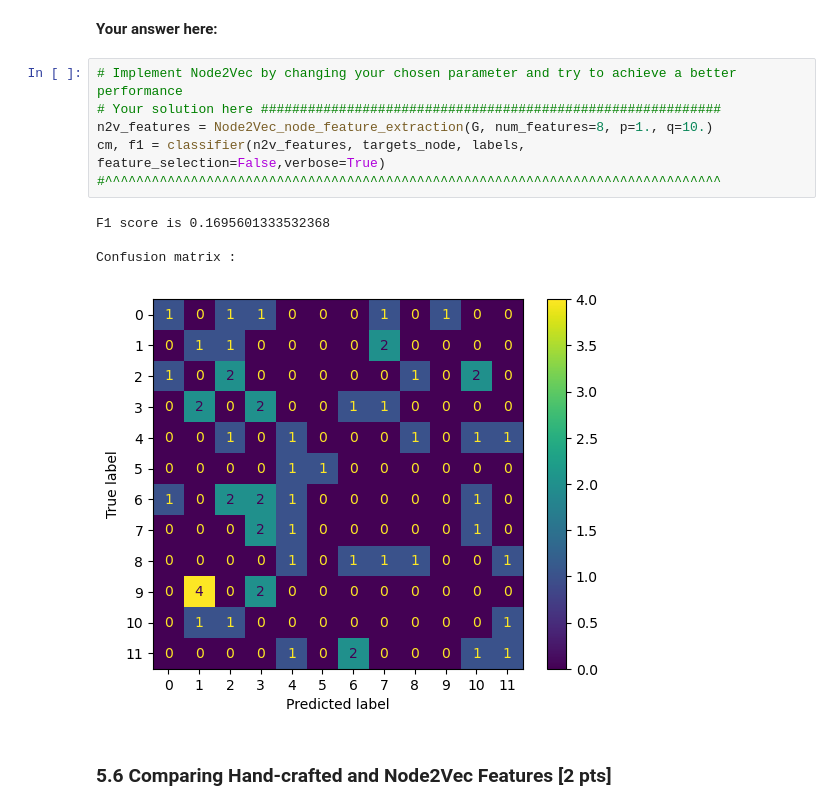
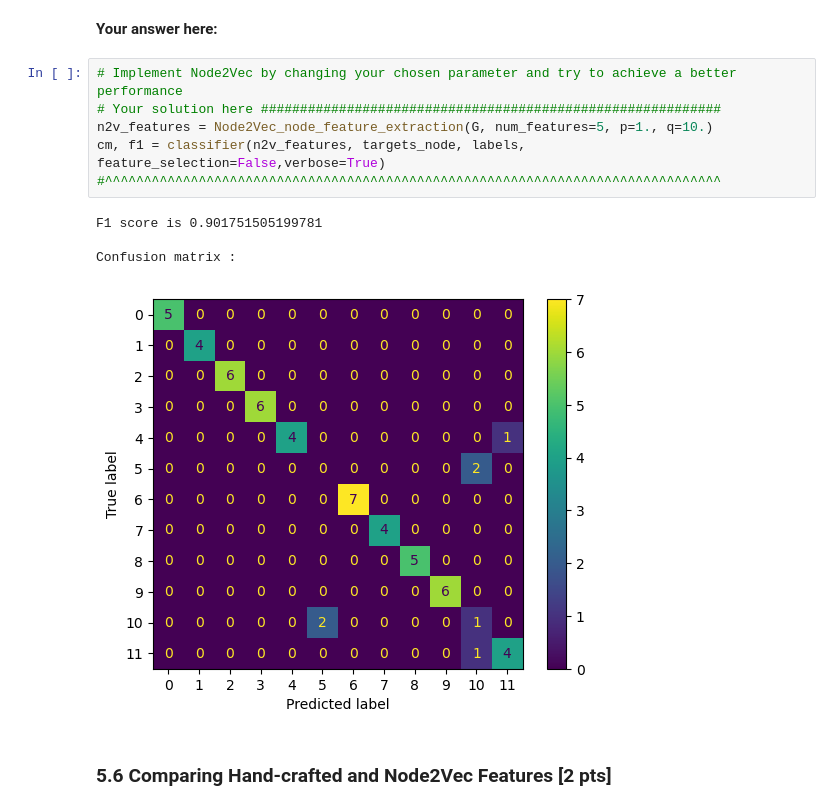
Before and after one commit to hugofluhr/NML2023, a Jupyter notebook: nml23_assignment2.ipynb, the cells around one changed output. Saved outputs shown, nothing was run; the diff lists cells and outputs as text.

```diff
--- a/nml23_assignment2.ipynb
+++ b/nml23_assignment2.ipynb
@@ -493,14 +493,14 @@ What might be other parameters that we can change in Node2Vec to improve our cla
 # %%
 # Implement Node2Vec by changing your chosen parameter and try to achieve a better performance
 # Your solution here ###########################################################
-n2v_features = Node2Vec_node_feature_extraction(G, num_features=8, p=1., q=10.)
+n2v_features = Node2Vec_node_feature_extraction(G, num_features=5, p=1., q=10.)
 cm, f1 = classifier(n2v_features, targets_node, labels, feature_selection=False,verbose=True)
 #^^^^^^^^^^^^^^^^^^^^^^^^^^^^^^^^^^^^^^^^^^^^^^^^^^^^^^^^^^^^^^^^^^^^^^^^^^^^^^^
 # %% [output]
-F1 score is 0.1695601333532368
+F1 score is 0.901751505199781
 
 Confusion matrix :
-[figure, old version]
+[figure, new version]
 # %% [markdown]
 ### 5.6  Comparing Hand-crafted and Node2Vec Features [2 pts]
 # %% [markdown]
```
Also changed, not shown: parts of 20 cells of this notebook.
